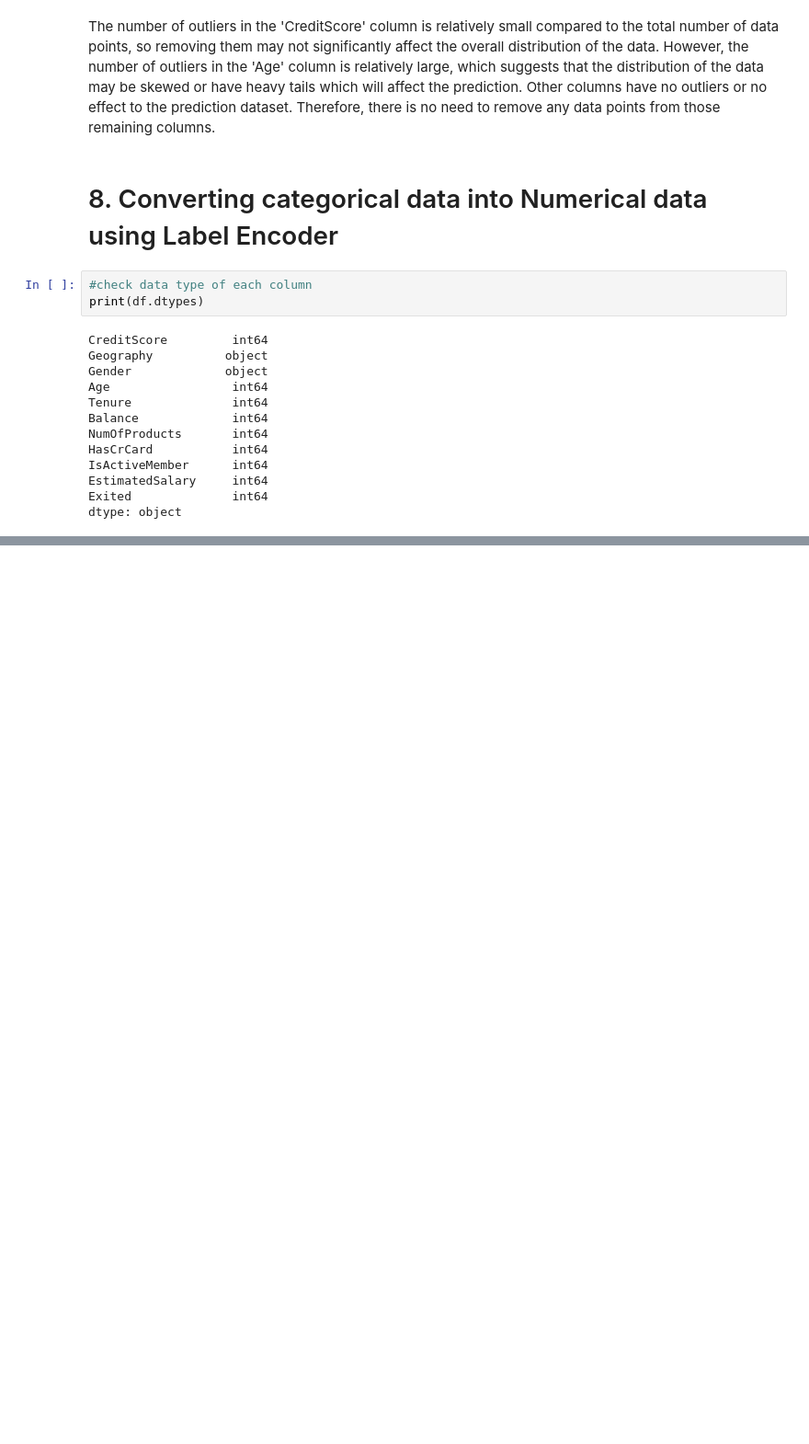
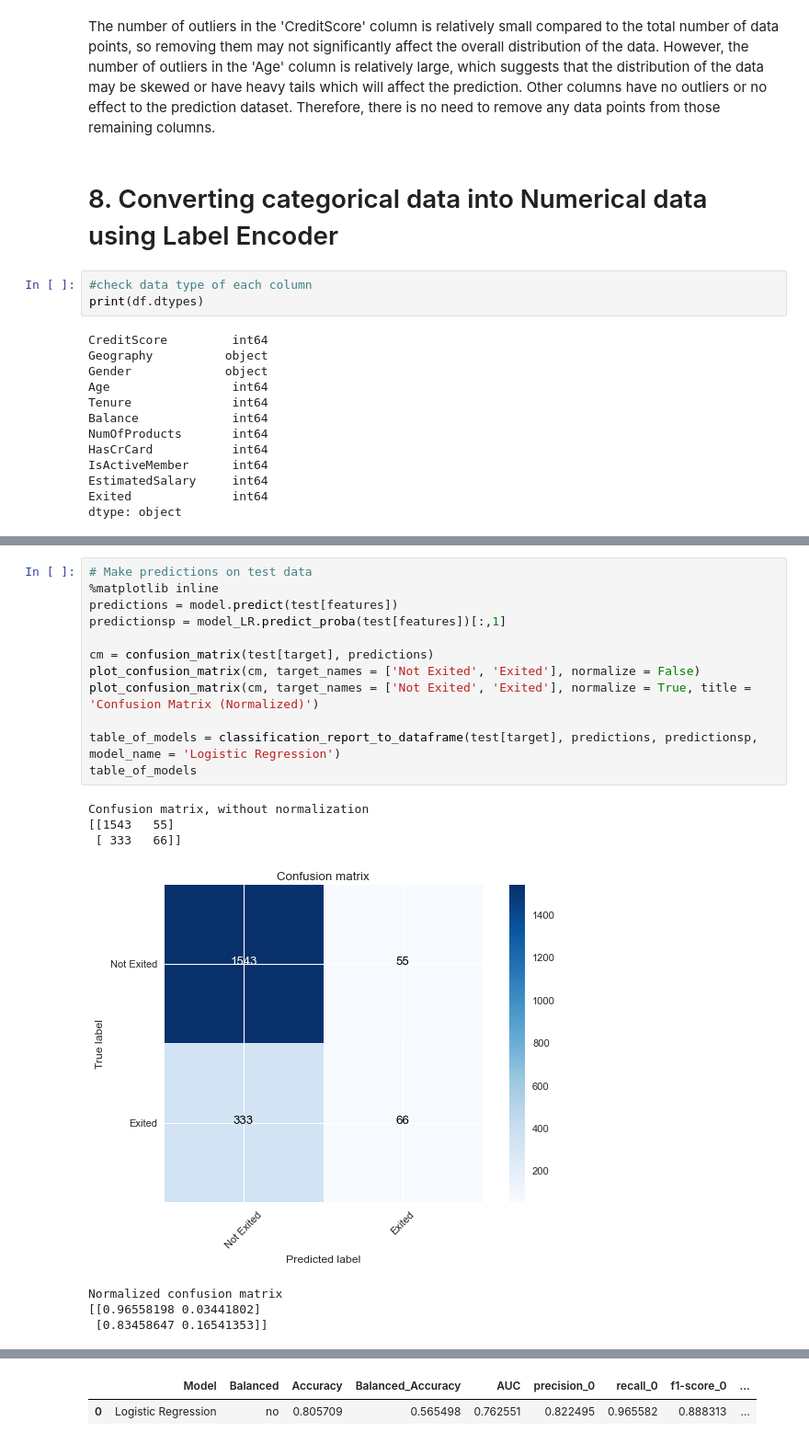
Before and after one commit to EmilyCaroline/BankCustomerChurnPrediction, a Jupyter notebook: main.ipynb, the cells around one changed output, grey strips where cells are left out. Shown at 92% size. Cells and saved outputs as stored; diff of their text form; blank space fills up the shorter version.

```diff
--- a/main.ipynb
+++ b/main.ipynb
@@ -558,0 +722,20 @@ Columns with dtype object:  ['Geography', 'Gender']
+# %%
+# Make predictions on test data
+%matplotlib inline
+predictions = model.predict(test[features])
+predictionsp = model_LR.predict_proba(test[features])[:,1]
+
+cm = confusion_matrix(test[target], predictions)
+plot_confusion_matrix(cm, target_names = ['Not Exited', 'Exited'], normalize = False)
+plot_confusion_matrix(cm, target_names = ['Not Exited', 'Exited'], normalize = True, title = 'Confusion Matrix (Normalized)')
+
+table_of_models = classification_report_to_dataframe(test[target], predictions, predictionsp, model_name = 'Logistic Regression')
+table_of_models
+# %% [output]
+Confusion matrix, without normalization
+[[1543   55]
+ [ 333   66]]
+[figure, added]
+Normalized confusion matrix
+[[0.96558198 0.03441802]
+ [0.83458647 0.16541353]]
@@ -558,0 +743,2 @@ Columns with dtype object:  ['Geography', 'Gender']
+|  | Model | Balanced | Accuracy | Balanced_Accuracy | AUC | precision_0 | recall_0 | f1-score_0 | ... |
+| 0 | Logistic Regression | no | 0.805709 | 0.565498 | 0.762551 | 0.822495 | 0.965582 | 0.888313 | ... |
```
Also changed, not shown: parts of 19 cells of this notebook.
